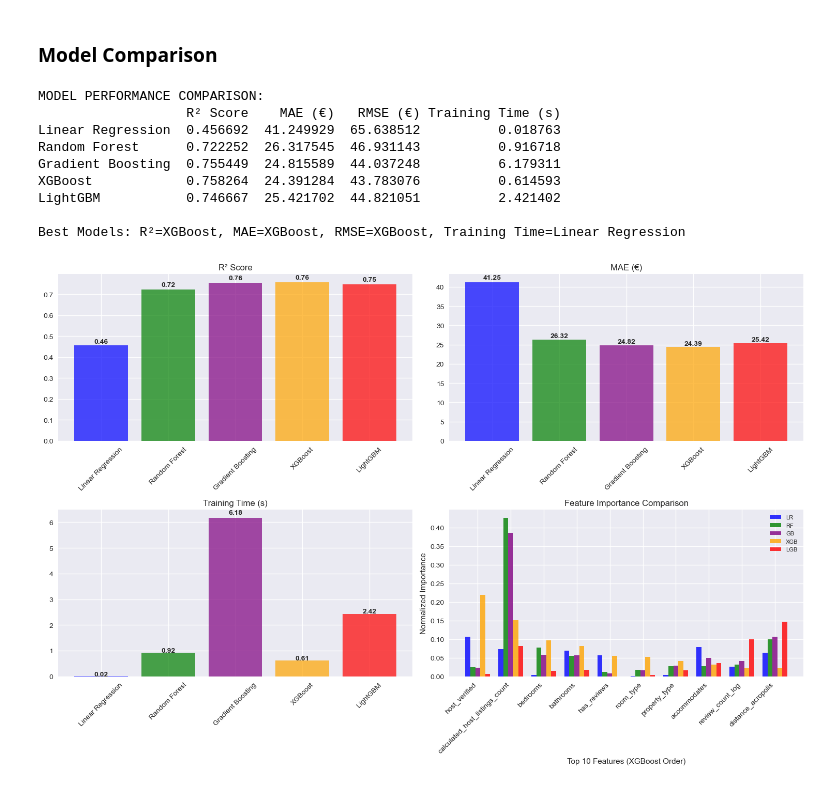
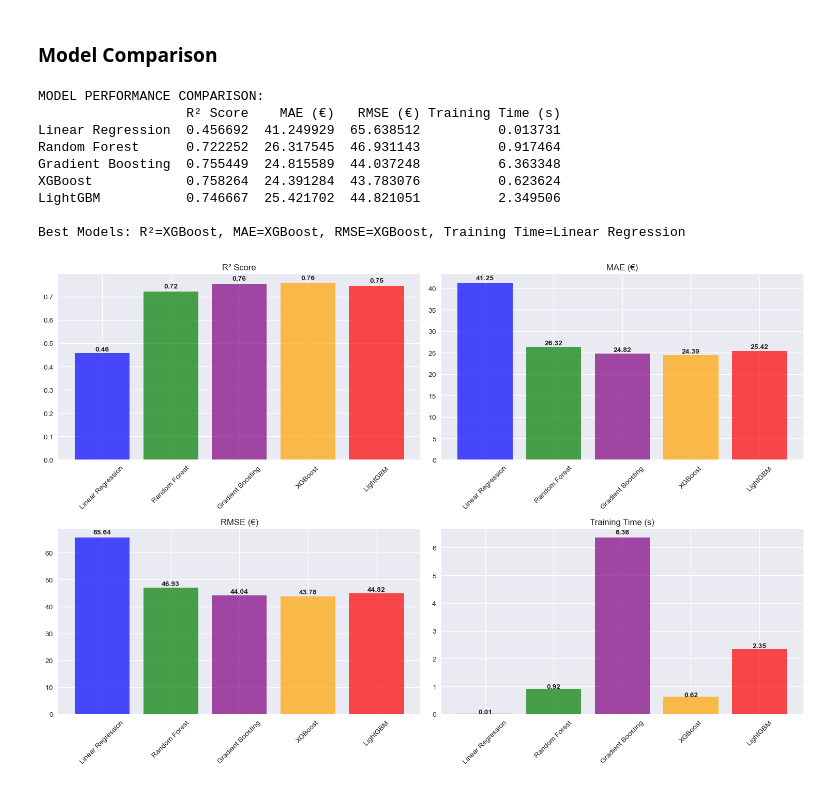
Before and after one commit to Ioannis-Stamatakis/price-prediction-athens-airbnb, a Jupyter notebook: Notebook/model_pipeline_notebook.ipynb, the cells around one changed output. Cells and saved outputs as stored; diff of their text form; code cells hidden in the pictures.

Commit message:
make new plot

```diff
--- a/Notebook/model_pipeline_notebook.ipynb
+++ b/Notebook/model_pipeline_notebook.ipynb
@@ -789,7 +789,7 @@ Top 5 Most Important Features:
 # %% [markdown]
 ### Model Comparison
 # %%
-# Model Comparison
+# Model Comparison experimental
 
 # Collect all results
 models_results = {
@@ -810,76 +810,43 @@ print(comparison_df[['R² Score', 'MAE (€)', 'RMSE (€)', 'Training Time (s)'
 # Best models
 best_models = {
     'R²': comparison_df['R² Score'].idxmax(),
     'MAE': comparison_df['MAE (€)'].idxmin(),
     'RMSE': comparison_df['RMSE (€)'].idxmin(),
     'Training Time': comparison_df['Training Time (s)'].idxmin()
 }
 print(f"\nBest Models: R²={best_models['R²']}, MAE={best_models['MAE']}, RMSE={best_models['RMSE']}, Training Time={best_models['Training Time']}")
 
 # Plots
 fig, axes = plt.subplots(2, 2, figsize=(15, 10))
 colors = ['blue', 'green', 'purple', 'orange', 'red']
 
 # Metrics bar charts
-metrics = [('R² Score', 'R² Score'), ('MAE (€)', 'MAE (€)'), ('Training Time (s)', 'Training Time (s)')]
+metrics = [('R² Score', 'R² Score'), ('MAE (€)', 'MAE (€)'), ('RMSE (€)', 'RMSE (€)')]
 for i, (col, title) in enumerate(metrics):
     row, col_idx = (0, i) if i < 2 else (1, 0)
     axes[row, col_idx].bar(comparison_df.index, comparison_df[col], color=colors, alpha=0.7)
     axes[row, col_idx].set_title(title)
     axes[row, col_idx].tick_params(axis='x', rotation=45)
     for j, v in enumerate(comparison_df[col]):
         axes[row, col_idx].text(j, v + v*0.02, f'{v:.2f}', ha='center', fontweight='bold')
 
-# Feature importance comparison
-try:
-    importances = []
-    labels = ['LR', 'RF', 'GB', 'XGB', 'LGB']
-    importance_vars = [lr_feature_importance, rf_feature_importance, gb_feature_importance,
-                      xgb_feature_importance, lgb_feature_importance]
-
-    # Use XGBoost's feature order as the standard (since it's one of the best models)
-    xgb_features = xgb_feature_importance.head(10)['feature'].tolist()
-
-    # For each model, extract importance for XGBoost's top 10 features
-    for imp_df in importance_vars:
-        model_importances = []
-        for feature in xgb_features:  # Use XGBoost's feature order
-            if feature in imp_df['feature'].values:
-                # Find this feature's importance in current model
-                feature_importance = imp_df[imp_df['feature'] == feature]['importance'].iloc[0]
-                model_importances.append(feature_importance)
-            else:
-                # Feature not in this model's top features, so importance is 0
-                model_importances.append(0)
-        importances.append(model_importances)
-
-    # Now plot with aligned data
-    x = np.arange(10)
-    width = 0.15
-    for i, (imp, label, color) in enumerate(zip(importances, labels, colors)):
-        axes[1,1].bar(x + i*width - 2*width, imp, width, label=label, color=color, alpha=0.8)
-
-    axes[1,1].set_xlabel('Top 10 Features (XGBoost Order)')
-    axes[1,1].set_ylabel('Normalized Importance')
-    axes[1,1].set_title('Feature Importance Comparison')
-    axes[1,1].set_xticks(x)
-    axes[1,1].set_xticklabels(xgb_features, rotation=45, ha='right')  # Use xgb_features
-    axes[1,1].legend(fontsize=8)
-
-except Exception as e:
-    axes[1,1].text(0.5, 0.5, f'Feature importance\ncomparison unavailable\n{str(e)}',
-                  ha='center', va='center', transform=axes[1,1].transAxes)
+# Add training time to the bottom-right subplot
+axes[1,1].bar(comparison_df.index, comparison_df['Training Time (s)'], color=colors, alpha=0.7)
+axes[1,1].set_title('Training Time (s)')
+axes[1,1].tick_params(axis='x', rotation=45)
+for j, v in enumerate(comparison_df['Training Time (s)']):
+    axes[1,1].text(j, v + v*0.02, f'{v:.2f}', ha='center', fontweight='bold')
 
 plt.tight_layout()
 plt.show()
 # %% [output]
 MODEL PERFORMANCE COMPARISON:
                    R² Score    MAE (€)   RMSE (€) Training Time (s)
-Linear Regression  0.456692  41.249929  65.638512          0.018763
-Random Forest      0.722252  26.317545  46.931143          0.916718
-Gradient Boosting  0.755449  24.815589  44.037248          6.179311
-XGBoost            0.758264  24.391284  43.783076          0.614593
-LightGBM           0.746667  25.421702  44.821051          2.421402
+Linear Regression  0.456692  41.249929  65.638512          0.013731
+Random Forest      0.722252  26.317545  46.931143          0.917464
+Gradient Boosting  0.755449  24.815589  44.037248          6.363348
+XGBoost            0.758264  24.391284  43.783076          0.623624
+LightGBM           0.746667  25.421702  44.821051          2.349506
 
 Best Models: R²=XGBoost, MAE=XGBoost, RMSE=XGBoost, Training Time=Linear Regression
-[figure, old version]
+[figure, new version]
```
Also changed, not shown: parts of 5 cells of this notebook, 3 other files.
